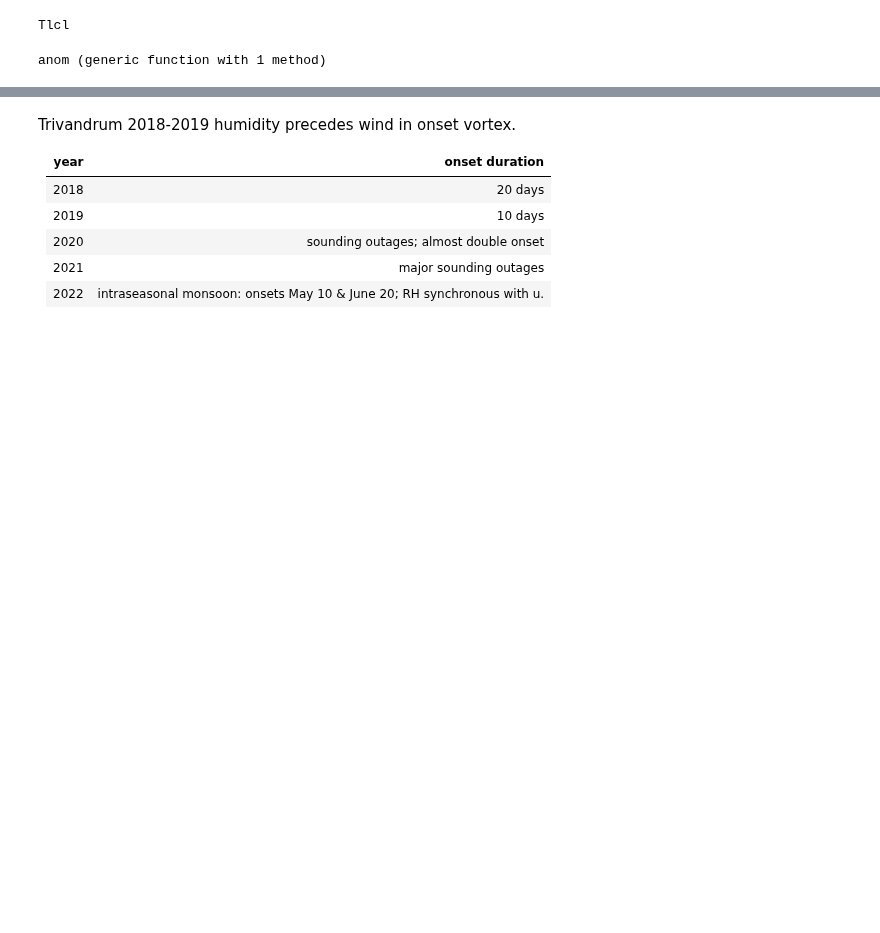
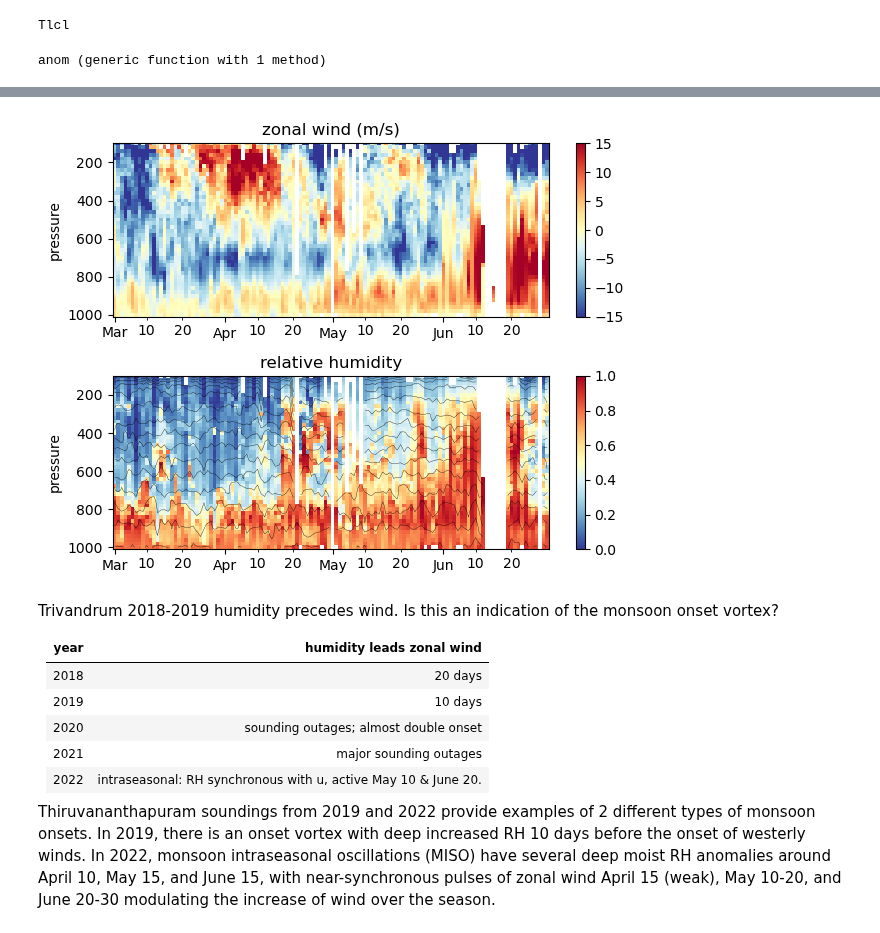
Before and after one commit to deszoeke/ASTRAL-soundings, a Jupyter notebook: src/interp_soundings.ipynb, the cells around one changed output, grey strips where cells are left out. Drawn from its saved outputs; the diff is of its cells as text; code cells hidden in the pictures; blank space fills up the shorter version.

```diff
--- a/src/interp_soundings.ipynb
+++ b/src/interp_soundings.ipynb
@@ -281,10 +277,19 @@ PyObject <matplotlib.colorbar.Colorbar object at 0x...>
+# %%
+year = 2019
+ax1, ax2 = plot_wind_rh_snd( year )
+savefig("u_rh_$(year).png")
+# %% [output]
+[figure, added]
 # %% [markdown]
-Trivandrum 2018-2019 humidity precedes wind in onset vortex.
+Trivandrum 2018-2019 humidity precedes wind. Is this an indication of the monsoon onset vortex?
 
-| year | onset duration |
+| year | humidity leads zonal wind |
 | ---- | ------- |
 | 2018 | 20 days |
 | 2019 | 10 days |
 | 2020 | sounding outages; almost double onset |
 | 2021 | major sounding outages |
-| 2022 | intraseasonal monsoon: onsets May 10 & June 20; RH synchronous with u. |
+| 2022 | intraseasonal: RH synchronous with u, active May 10 & June 20. |
+
+
+Thiruvananthapuram soundings from 2019 and 2022 provide examples of 2 different types of monsoon onsets. In 2019, there is an onset vortex with deep increased RH 10 days before the onset of westerly winds. In 2022, monsoon intraseasonal oscillations (MISO) have several deep moist RH anomalies around April 10, May 15, and June 15, with near-synchronous pulses of zonal wind April 15 (weak), May 10-20, and June 20-30 modulating the increase of wind over the season.
```
Also changed, not shown: parts of 8 cells of this notebook, 1 other file.
